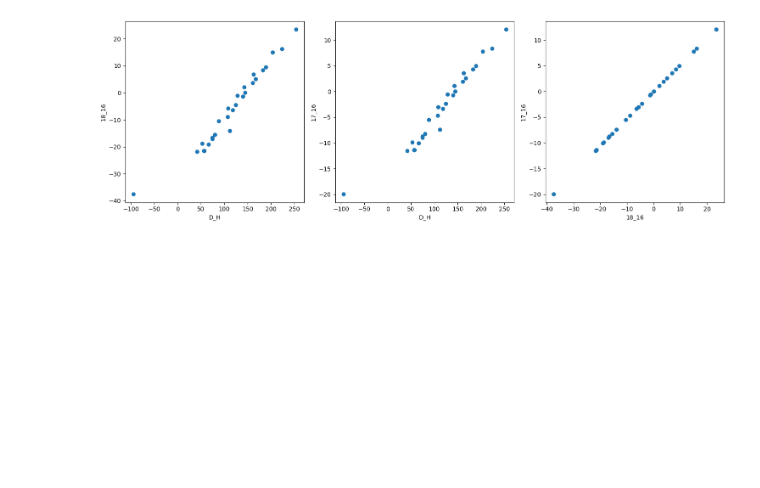
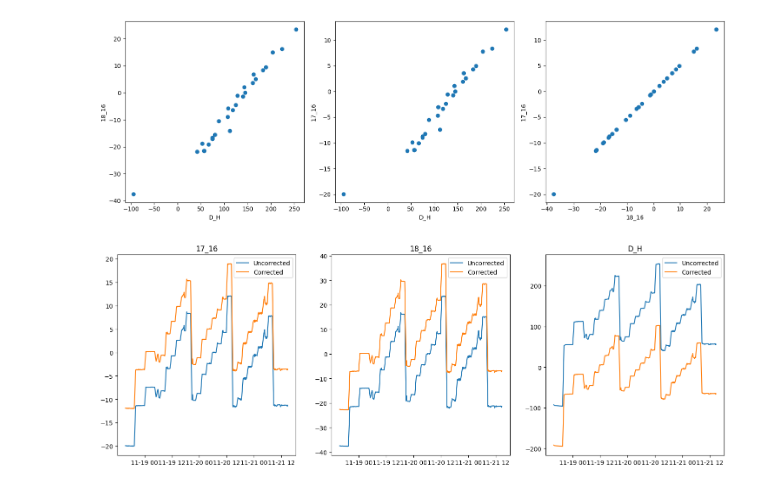
Before and after one commit to willpizii/waterisotopesproject, a Jupyter notebook: evaporation.ipynb, the cells around one changed output. Saved outputs shown, nothing was run; the diff lists cells and outputs as text; code cells hidden in the pictures; blank space fills up the shorter version.

```diff
--- a/evaporation.ipynb
+++ b/evaporation.ipynb
@@ -136,3 +136,20 @@ plt.tight_layout()
 # %% [output]
 [('D_H', '18_16'), ('D_H', '17_16'), ('18_16', '17_16')]
 [figure]
+# %%
+fig, ax = plt.subplots(ncols=3, figsize=(18,6))
+
+for i, iso in enumerate(isotopes):
+
+    to_plot = f'd({iso})Mean'
+    error = f'd({iso})_SD'
+
+    ax[i].plot(nonignore['Time Code'][skipnum:], nonignore[to_plot][skipnum:], label="Uncorrected")
+    ax[i].plot(nonignore['Time Code'][skipnum:], nonignore[to_plot][skipnum:] - fitsdict[iso][1]*nonignore[to_plot][skipnum:] - fitsdict[iso][0], label="Corrected")
+
+    # no attached error bars in this dataset
+
+    ax[i].legend()
+    ax[i].set_title(f"{iso}")
+# %% [output]
+[figure, added]
```
Also changed, not shown: parts of 1 cell of this notebook, 2 other files.
